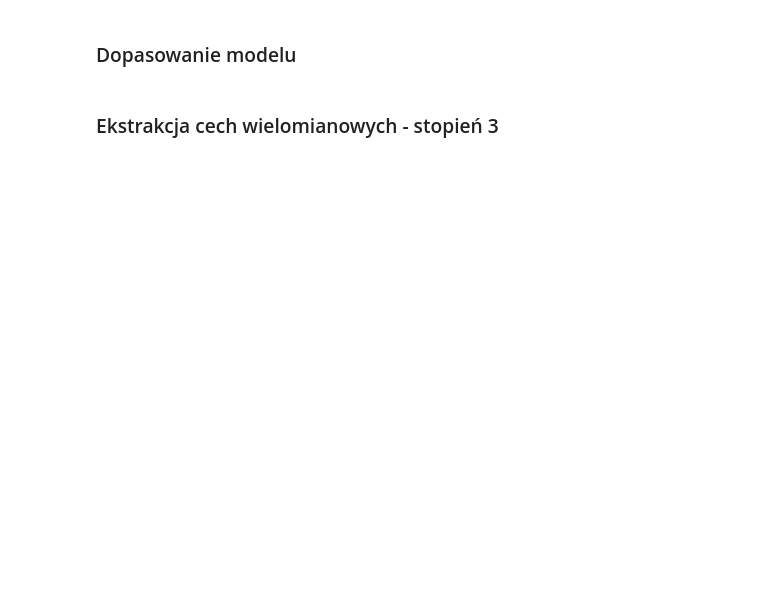
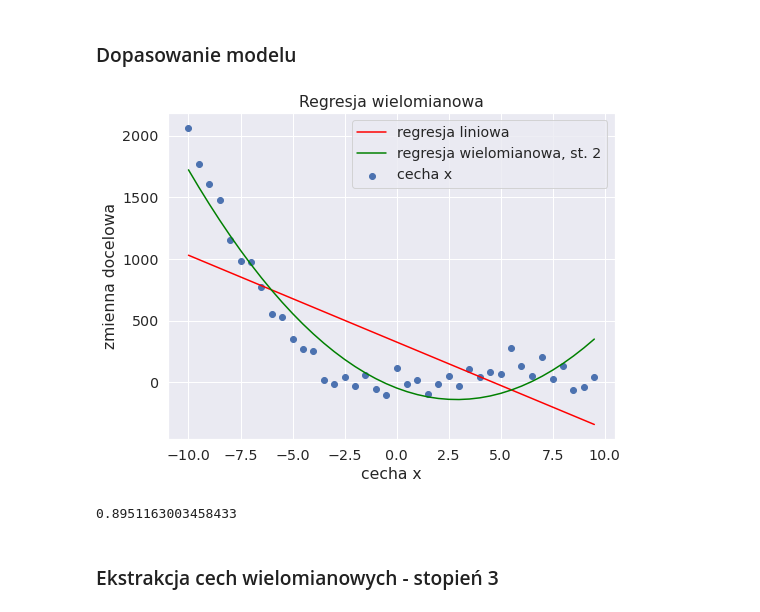
Before and after one commit to KamilBienias/data-science, a Jupyter notebook: kursPawełKrakowiak/machine-learning-bootcamp/supervised/02_regression/05_polynomial_regression.ipynb, the cells around one changed output. Cells and saved outputs as stored; diff of their text form; code cells hidden in the pictures; blank space fills up the shorter version.

```diff
--- a/kursPawełKrakowiak/machine-learning-bootcamp/supervised/02_regression/05_polynomial_regression.ipynb
+++ b/kursPawełKrakowiak/machine-learning-bootcamp/supervised/02_regression/05_polynomial_regression.ipynb
@@ -197,21 +209,25 @@ df.head(10)
 ###  <a name='5'></a> Dopasowanie modelu
 # %%
 regressor_poly_2 = LinearRegression()
-regressor_poly_2.fit(X_poly, y)
+regressor_poly_2.fit(X_poly_2, y)
 
-y_pred_2 = regressor_poly_2.predict(X_poly)
+y_pred_2 = regressor_poly_2.predict(X_poly_2)
 
 plt.figure(figsize=(8, 6))
 plt.title('Regresja wielomianowa')
 plt.xlabel('cecha x')
 plt.ylabel('zmienna docelowa')
 plt.scatter(X, y, label='cecha x')
 plt.plot(X, y_pred_lin, c='red', label='regresja liniowa')
 plt.plot(X, y_pred_2, c='green', label='regresja wielomianowa, st. 2')
 plt.legend()
 plt.show()
+# %% [output]
+[figure, added]
 # %%
 r2_score(y, y_pred_2)
+# %% [output]
+0.8951163003458433
 # %% [markdown]
 ###  <a name='6'></a> Ekstrakcja cech wielomianowych - stopień 3
 # %%
```
Also changed, not shown: parts of 11 cells of this notebook.
